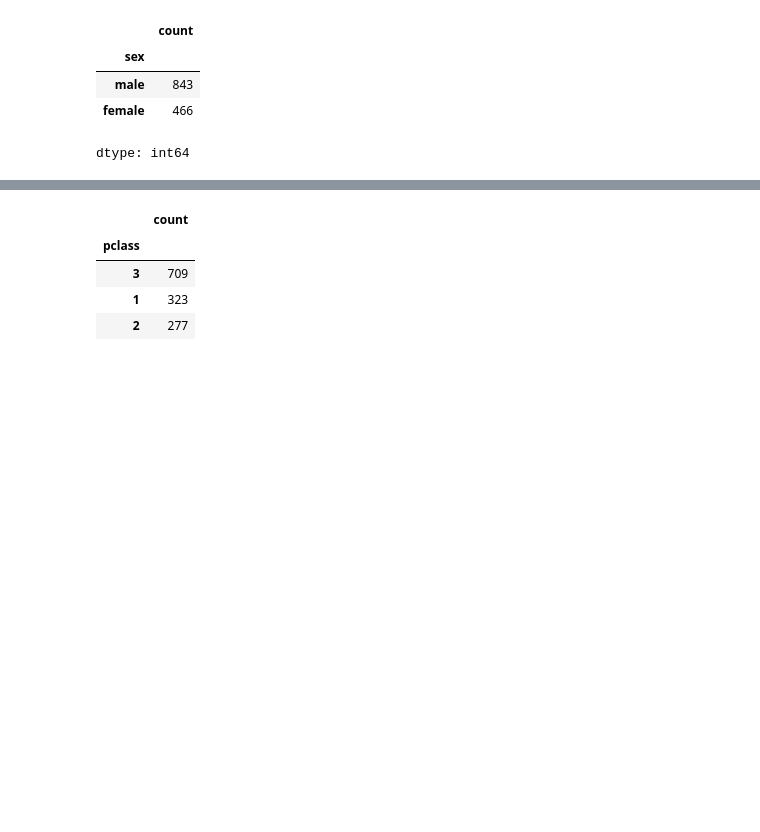
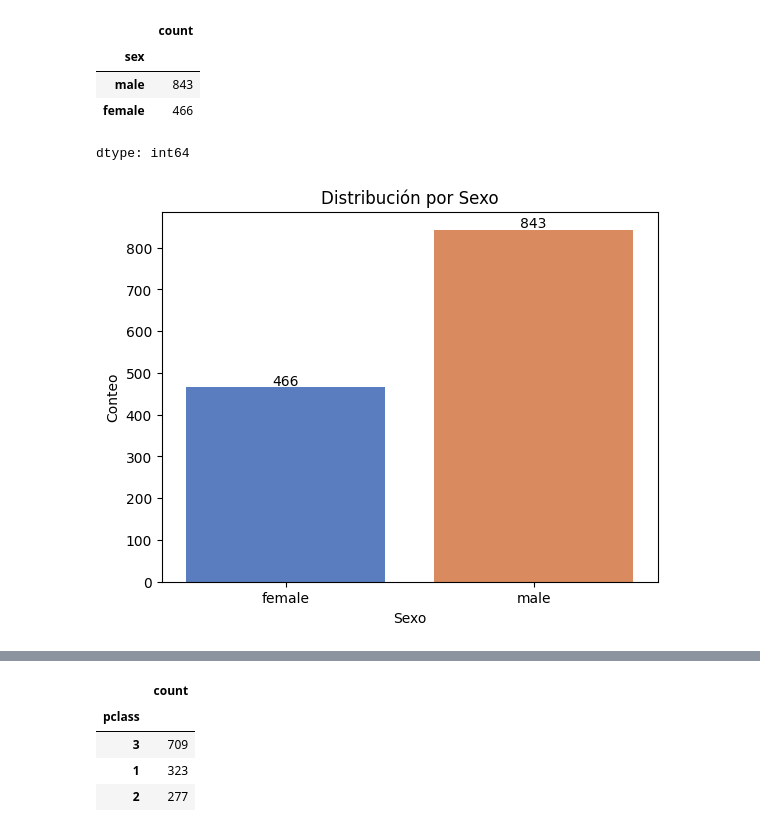
Before and after one commit to ericksanchezcorrea/Data_Science, a Jupyter notebook: Proyecto-Titanic.ipynb, the cells around one changed output, grey strips where cells are left out. Drawn from its saved outputs; the diff is of its cells as text; code cells hidden in the pictures; blank space fills up the shorter version.

```diff
--- a/Proyecto-Titanic.ipynb
+++ b/Proyecto-Titanic.ipynb
@@ -25,3 +75,18 @@ data['sex'].value_counts()
 | male | 843 |
 | female | 466 |
 dtype: int64
+# %%
+import math
+sns.countplot(x='sex', data=data, hue='sex', palette='muted')
+for p in plt.gca().patches:
+    plt.annotate(
+        f'{math.floor(p.get_height()) }',
+        (p.get_x() + p.get_width() / 2., p.get_height()+15),
+                ha='center', va='center')
+
+plt.title('Distribución por Sexo')
+plt.xlabel('Sexo')
+plt.ylabel('Conteo')
+plt.show()
+# %% [output]
+[figure, added]
```
Also changed, not shown: parts of 62 cells of this notebook.
